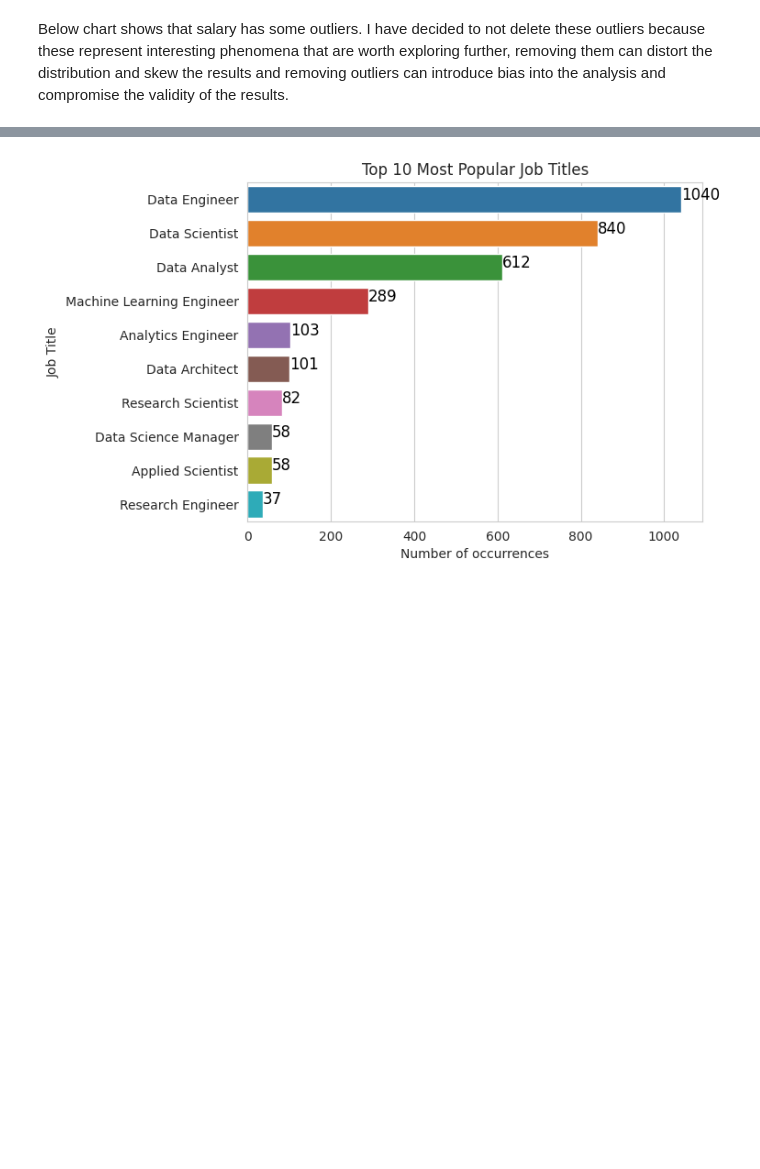
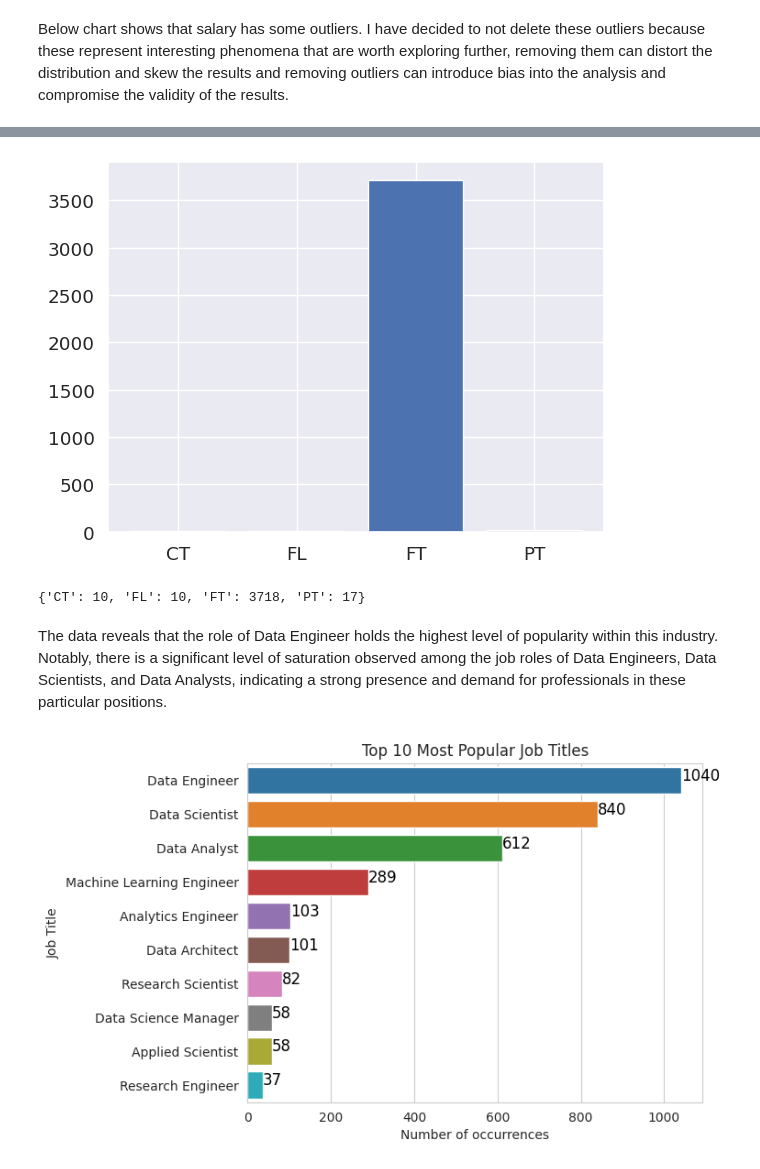
Before and after one commit to asra020601/ds_salaries, a Jupyter notebook: ds_salaries.ipynb, the cells around one changed output, grey strips where cells are left out. Drawn from its saved outputs; the diff is of its cells as text; code cells hidden in the pictures; blank space fills up the shorter version.

```diff
--- a/ds_salaries.ipynb
+++ b/ds_salaries.ipynb
@@ -137,3 +201,15 @@ saturation is observed for the job roles of data engineers, data scientist and d
+# %%
+df1 = df.groupby('employment_type').size()
+df1 = dict(df1)
+year = list(df1.keys())
+freq = list(df1.values())
+plt.bar(range(len(df1)), freq, tick_label=year)
+plt.show()
+# %% [output]
+[figure, added]
+{'CT': 10, 'FL': 10, 'FT': 3718, 'PT': 17}
+# %% [markdown]
+The data reveals that the role of Data Engineer holds the highest level of popularity within this industry. Notably, there is a significant level of saturation observed among the job roles of Data Engineers, Data Scientists, and Data Analysts, indicating a strong presence and demand for professionals in these particular positions.
 # %%
 job_title_count = df['job_title'].value_counts()
 job_title_count = job_title_count[:10]
```
Also changed, not shown: parts of 58 cells of this notebook.
